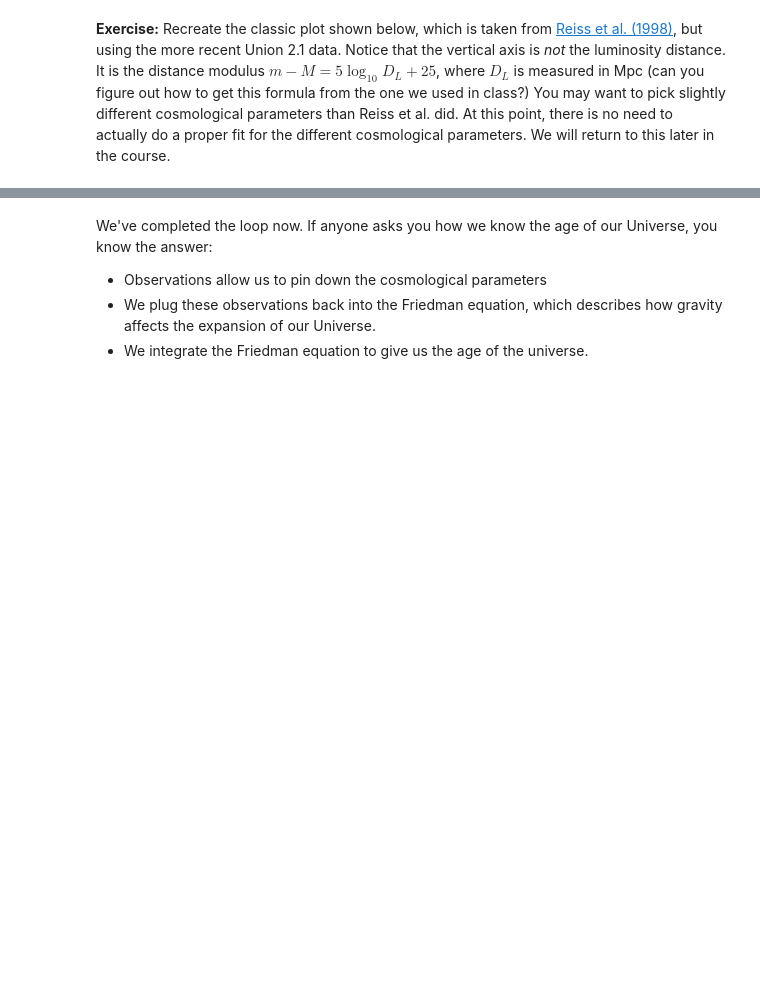
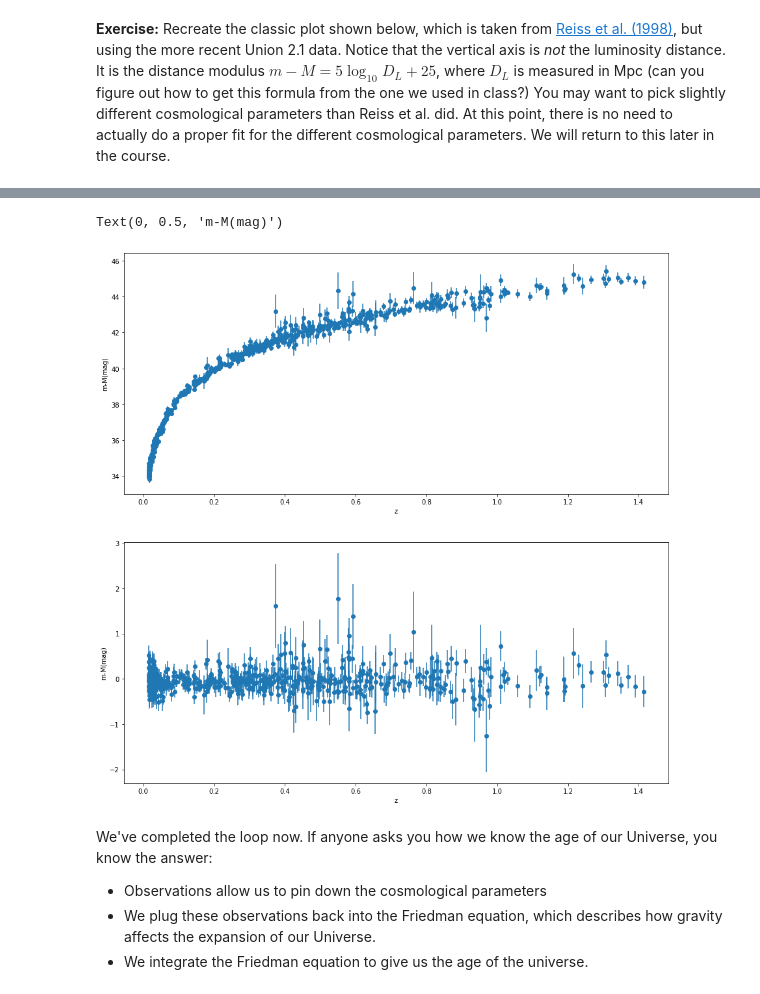
Before and after one commit to SaadNaeem96/Astrophysics_DataScience, a Jupyter notebook: CodingLab02/CodingLab02/CodingLab02_CosmologicalDistance.ipynb, the cells around one changed output, grey strips where cells are left out. Drawn from its saved outputs; the diff is of its cells as text; code cells hidden in the pictures; blank space fills up the shorter version.

```diff
--- a/CodingLab02/CodingLab02/CodingLab02_CosmologicalDistance.ipynb
+++ b/CodingLab02/CodingLab02/CodingLab02_CosmologicalDistance.ipynb
@@ -337,3 +372,25 @@ The [Supernova Cosmology Project Union 2.1 Compilation](http://supernova.lbl.gov
+# %%
+## Your code goes here.
+import pandas as pd
+data = pd.read_csv(r"C:\Users\Saad.naeem\Astrophysics_DataScience\CodingLab02\CodingLab02\SCPUnion2.1_mu_vs_z.txt", sep='\s+',header=None)
+data = pd.DataFrame(data)
+data.columns = ['alpha', 'beta', 'delta', 'M1', 'M2']
+
+D_A = Planck15.angular_diameter_distance(data['beta'])
+D_L = D_A*(1+data['beta'])**2
+modulus = 5*np.log10(D_L)+25
+
+fig, (ax0, ax1) = plt.subplots(2,1,figsize=(15,15))
+ax0.errorbar(data['beta'], data['delta'],yerr = data['M1'], fmt = 'o')
+ax0.set(xlabel='z', ylabel='m-M(mag)')
+
+ax1.errorbar(data['beta'], data['delta']-modulus, yerr = data['M1'], fmt = 'o')
+
+plt.xlabel('z')
+plt.ylabel('m-M(mag)')
+# %% [output]
+Text(0, 0.5, 'm-M(mag)')
+[figure, added]
 # %% [markdown]
 We've completed the loop now. If anyone asks you how we know the age of our Universe, you know the answer:
 * Observations allow us to pin down the cosmological parameters
```
Also changed, not shown: parts of 9 cells of this notebook.
